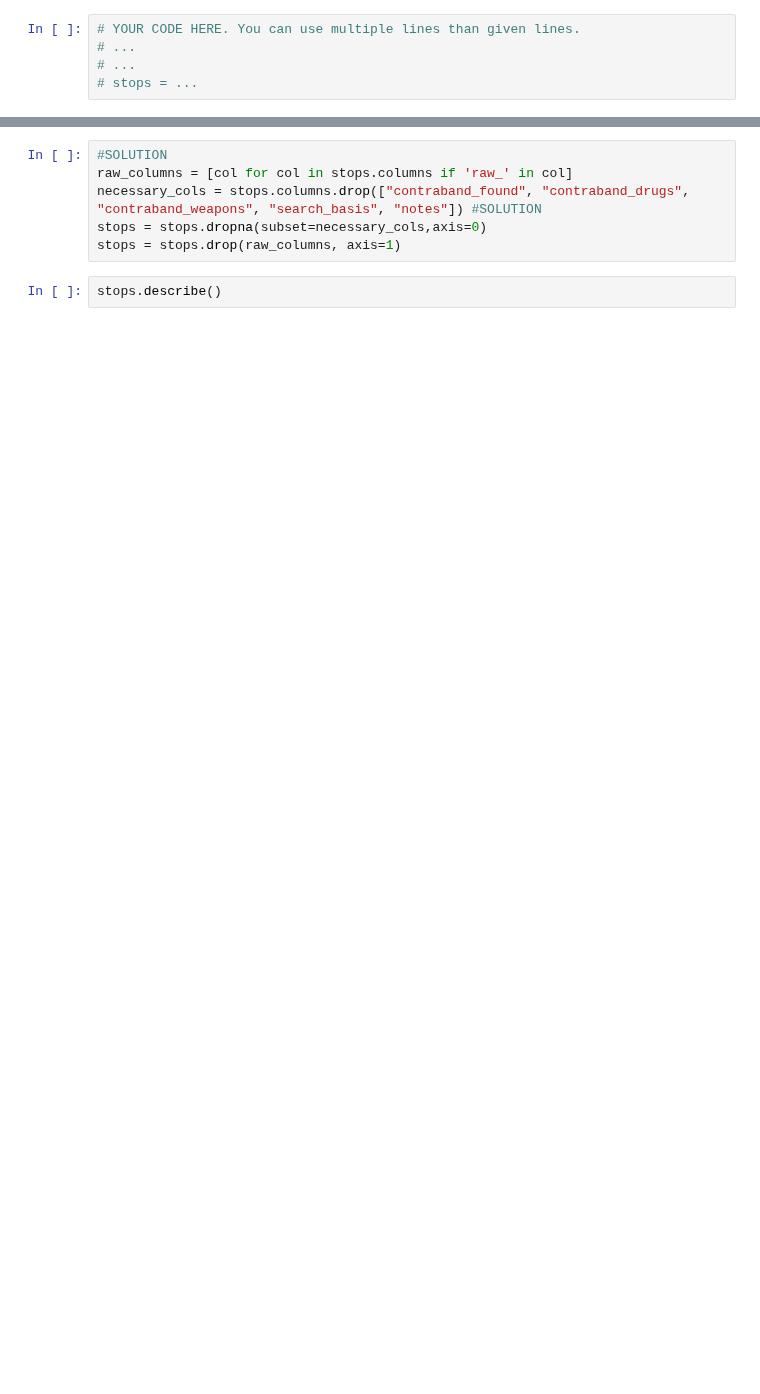
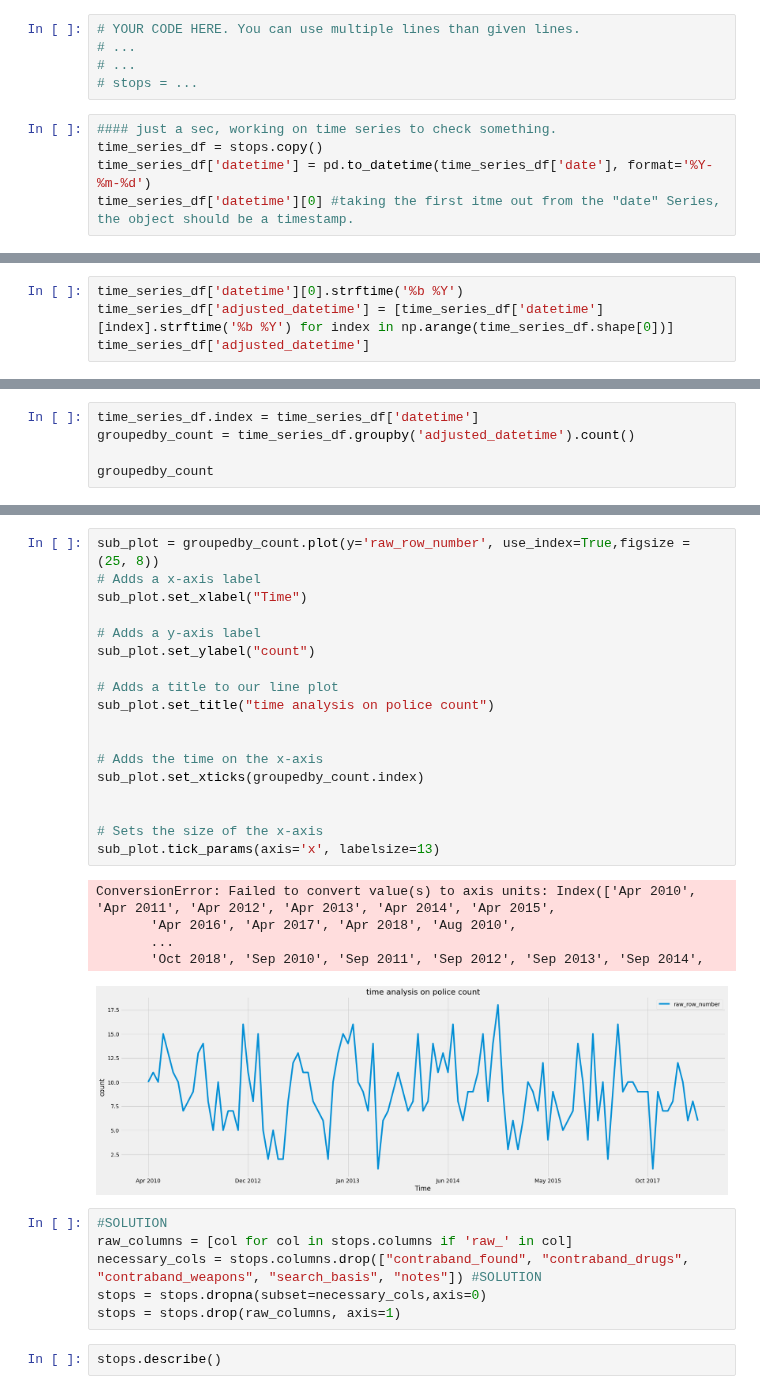
Before and after one commit to ds-modules/Legalst-123, a Jupyter notebook: labs/05_Large n/05_Central_Limit_Theorem_Confidence_Intervals_Hypothesis_Testing-Sol.ipynb, the cells around one changed output, grey strips where cells are left out. Drawn from its saved outputs; the diff is of its cells as text; blank space fills up the shorter version.

Commit message:
Just a quick stop to explore different ways to teach time_series...

```diff
--- a/labs/05_Large n/05_Central_Limit_Theorem_Confidence_Intervals_Hypothesis_Testing-Sol.ipynb
+++ b/labs/05_Large n/05_Central_Limit_Theorem_Confidence_Intervals_Hypothesis_Testing-Sol.ipynb
@@ -68,3 +68,8 @@ Hint 1) Look at lab 04 question 1.1 and question 1.2! It should be very similar.
 # ...
 # ...
 # stops = ...
+# %%
+#### just a sec, working on time series to check something.
+time_series_df = stops.copy()
+time_series_df['datetime'] = pd.to_datetime(time_series_df['date'], format='%Y-%m-%d')
+time_series_df['datetime'][0] #taking the first itme out from the "date" Series, the object should be a timestamp.
@@ -70,0 +78,4 @@ Hint 1) Look at lab 04 question 1.1 and question 1.2! It should be very similar.
+# %%
+time_series_df['datetime'][0].strftime('%b %Y')
+time_series_df['adjusted_datetime'] = [time_series_df['datetime'][index].strftime('%b %Y') for index in np.arange(time_series_df.shape[0])]
+time_series_df['adjusted_datetime']
@@ -70,0 +96,5 @@ Hint 1) Look at lab 04 question 1.1 and question 1.2! It should be very similar.
+# %%
+time_series_df.index = time_series_df['datetime']
+groupedby_count = time_series_df.groupby('adjusted_datetime').count()
+
+groupedby_count
@@ -71,3 +116,27 @@ Hint 1) Look at lab 04 question 1.1 and question 1.2! It should be very similar.
+# %%
+sub_plot = groupedby_count.plot(y='raw_row_number', use_index=True,figsize = (25, 8))
+# Adds a x-axis label
+sub_plot.set_xlabel("Time")
+
+# Adds a y-axis label
+sub_plot.set_ylabel("count")
+
+# Adds a title to our line plot
+sub_plot.set_title("time analysis on police count")
+
+
+# Adds the time on the x-axis
+sub_plot.set_xticks(groupedby_count.index)
+
+
+# Sets the size of the x-axis
+sub_plot.tick_params(axis='x', labelsize=13)
+# %% [output]
+ConversionError: Failed to convert value(s) to axis units: Index(['Apr 2010', 'Apr 2011', 'Apr 2012', 'Apr 2013', 'Apr 2014', 'Apr 2015',
+       'Apr 2016', 'Apr 2017', 'Apr 2018', 'Aug 2010',
+       ...
+       'Oct 2018', 'Sep 2010', 'Sep 2011', 'Sep 2012', 'Sep 2013', 'Sep 2014',
+[figure, added]
 # %%
 #SOLUTION
 raw_columns = [col for col in stops.columns if 'raw_' in col]
```
Also changed, not shown: parts of 5 cells of this notebook, 2 other files.
